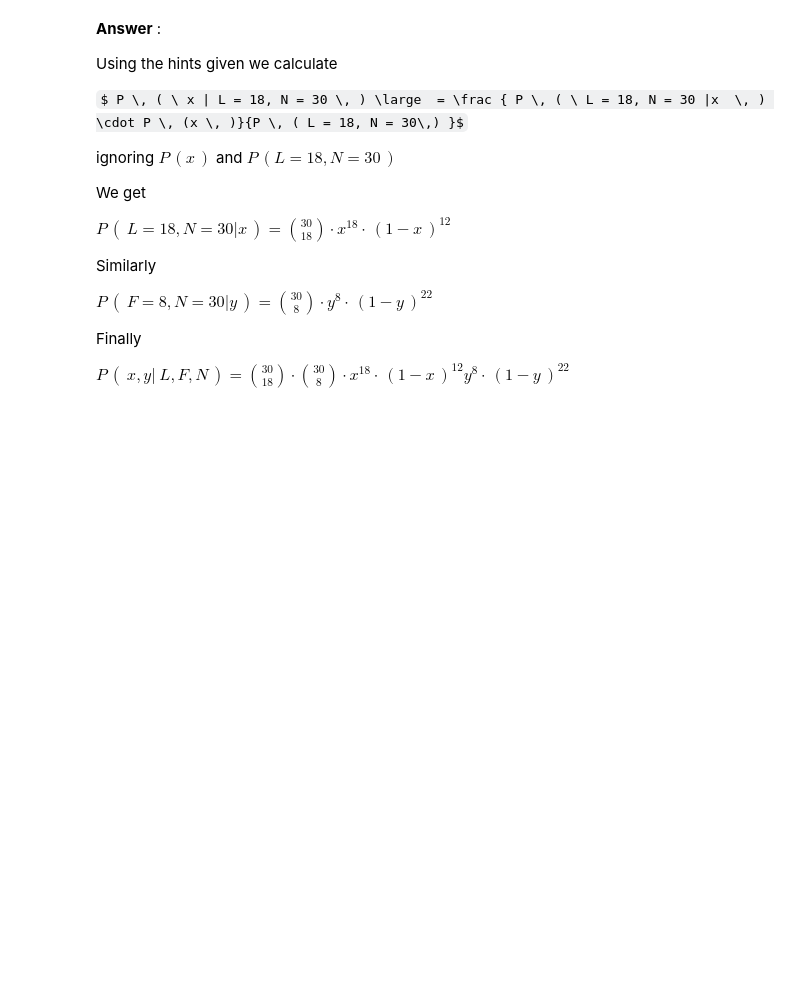
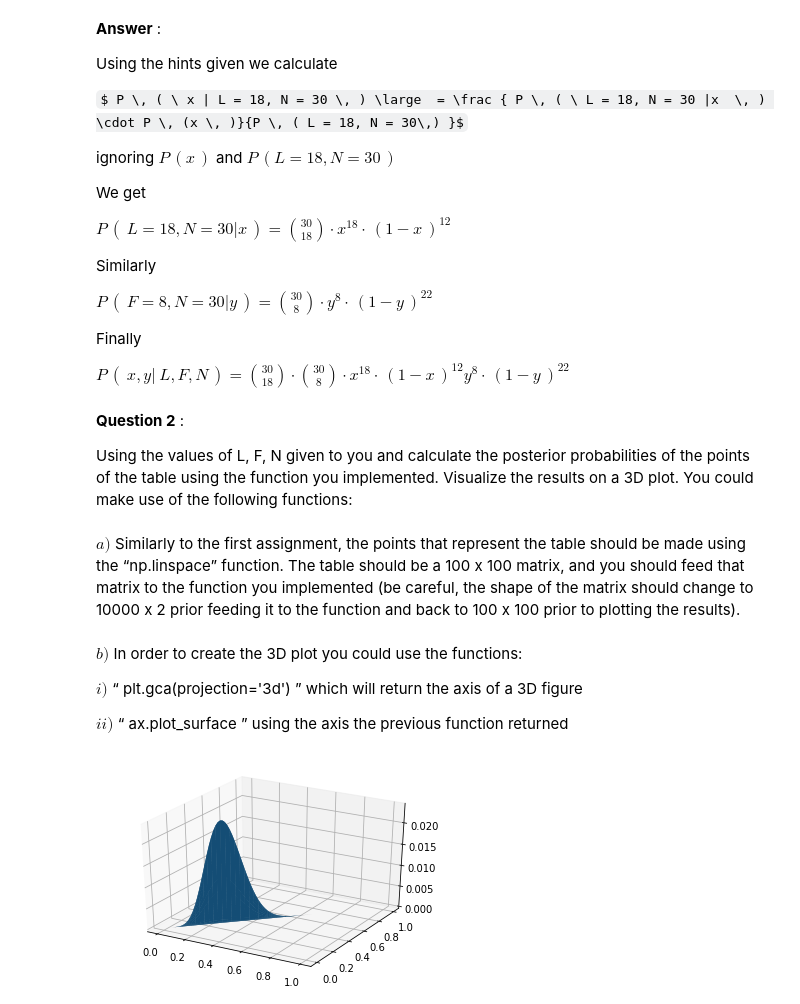
Before and after one commit to Hendrix8/Pattern_Recognition, a Jupyter notebook: Assignment_2/A2_tem2405.ipynb, the cells around one changed output. Cells and saved outputs as stored; diff of their text form; code cells hidden in the pictures; some formulas as TeX source; blank space fills up the shorter version.

```diff
--- a/Assignment_2/A2_tem2405.ipynb
+++ b/Assignment_2/A2_tem2405.ipynb
@@ -230,3 +237,58 @@ $  P \, (\ F = 8, N = 30 | y \, ) = \binom {30}{8} \cdot y^{8} \cdot \, ( 1-y\,
 Finally
 
 $  P \, ( \ x,y | \ L,F,N\,) = \binom {30}{18} \cdot \binom {30}{8} \cdot x^{18} \cdot \, ( 1-x\, ) ^ {12} y^{8} \cdot \, ( 1-y\, ) ^ {22}$
+# %%
+# Using the result from Question 1.d we can now create the function that returns the posterior
+# P(x, y| L, F,  N)
+
+def postCalc(x, y, L, F, N):
+  return sp.comb(N, L) * sp.comb(N, 8) * x**L * (1 - x)**(N - L) * y**F * (1 - y)**(N - F)
+# %% [markdown]
+**Question 2** :
+
+Using the values of L, F, N given to you and calculate the posterior probabilities of the points of the table using the function you implemented. Visualize the results on a 3D plot. You could make use of the following functions:
+# %% [markdown]
+$a)$
+Similarly to the first assignment, the points that represent the table should be made using the “np.linspace” function. The table should be a 100 x 100 matrix, and you should feed that matrix to the function you implemented (be careful, the shape of the matrix should change to 10000 x 2 prior feeding it to the function and back to 100 x 100 prior to plotting the results).
+# %%
+x = np.linspace(0,1,100)
+y = np.linspace(0,1,100)
+N = 30
+L = 18
+F = 8
+# Creating 10000x2 matrix with the points of the table
+points = []
+
+for i in x:
+  for j in y:
+    points.append((i, j))
+
+pointsArr = np.array(points)
+
+# Creating a 100x100 matrix
+
+# breaking the pointsArray into chuncks of 100s
+matrixRows = np.array_split(pointsArr, 100)
+matrix = np.array(matrixRows)
+
+postList = []
+for i in points:
+  postList.append(postCalc(i[0], i[1], L, F, N))
+
+postArr = np.array(postList)
+
+postMatrix = np.array(np.array_split(postArr, 100))
+# %% [markdown]
+$b)$ In order to create the 3D plot you could use the functions:
+
+$i)$ “ plt.gca(projection='3d') ” which will return the axis of a 3D
+figure
+
+$ii)$ “ ax.plot_surface ” using the axis the previous function returned
+# %%
+# Visualizing
+ax = plt.gca(projection='3d')
+ax.plot_surface(x,y,postMatrix)
+plt.show()
+# %% [output]
+[figure, added]
```
Also changed, not shown: parts of 4 cells of this notebook.
